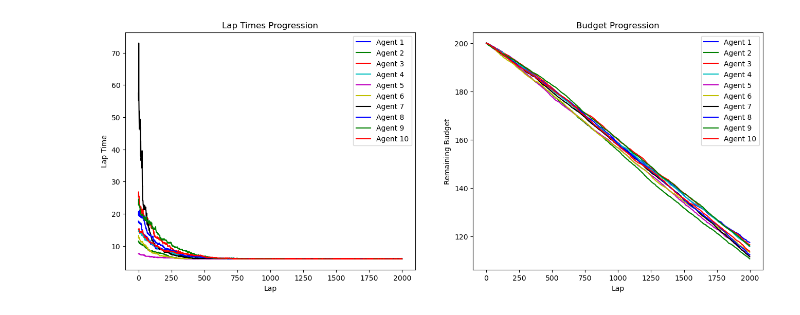
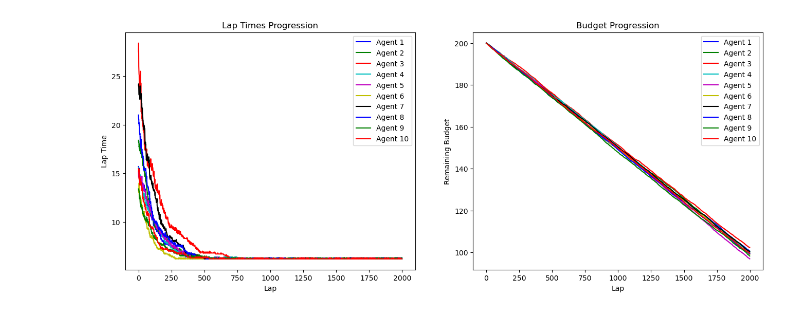
Before and after one commit to gullo97/FormulaAI, a Jupyter notebook: notebook.ipynb, the cells around one changed output. Drawn from its saved outputs; the diff is of its cells as text; code cells hidden in the pictures.

```diff
--- a/notebook.ipynb
+++ b/notebook.ipynb
@@ -17,6 +17,32 @@ def generate_fourier_vectorized(L, n, N=10, kappa=0.25):
     track += np.random.randn(n, 1)
     return track.T
 
+
+def generate_shape(x, a_coeff, b_coeff, f=1.0):
+    """
+    Generate a shape based on Fourier series.
+
+    Parameters:
+    - x: array-like, the coordinate along the shape
+    - a_coeff: array-like, the a_n coefficients for the Fourier series
+    - b_coeff: array-like, the b_n coefficients for the Fourier series
+    - f: float, the fundamental frequency
+
+    Returns:
+    - y: array-like, the y-coordinates of the shape
+    """
+    if len(a_coeff) != len(b_coeff):
+        raise ValueError("Length of a_coeff and b_coeff must be the same.")
+
+    N = len(a_coeff)
+    y = np.zeros_like(x)
+
+    for n in range(1, N+1):
+        y += a_coeff[n-1] * np.cos(2 * np.pi * n * f * x) + b_coeff[n-1] * np.sin(2 * np.pi * n * f * x)
+
+    return y
+
+
 def speed_vectorized(agent, track_features, alpha=1.0, beta=1.0):
     dot_product = np.einsum('ij,ij->i', agent, track_features)
     norm_agent = np.linalg.norm(agent, axis=1)
@@ -30,9 +56,37 @@ def rotate_features(agent, theta, u, v):
                     np.sin(theta) * (np.outer(u, v) - np.outer(v, u)))
     return np.dot(rotation_matrix, agent)
 
+
+# # # Deprecated
+# def optimize_agent(agent, lap_time, last_best_lap_time, last_best_agent_state,
+#                 budget, agent_idx, min_improvement=0.05, rotation_scale=0.1):
+#     if budget > 0:
+#         # Initialize if not provided
+#         if last_best_lap_time[agent_idx] is None:
+#             last_best_lap_time[agent_idx] = float('inf')
+
+#         if lap_time <= last_best_lap_time[agent_idx]:
+#             # Update best-known state and lap time
+#             last_best_agent_state[agent_idx] = np.copy(agent)
+#             last_best_lap_time[agent_idx] = lap_time
+
+#             # Generate random rotation angle and basis vectors
+#             theta = np.random.uniform(-rotation_scale, rotation_scale)
+#             u, v = np.random.randn(len(agent)), np.random.randn(len(agent))
+#             u /= np.linalg.norm(u)
+#             v /= np.linalg.norm(v)
+
+#             # Rotate features
+#             agent = rotate_features(agent, theta, u, v)
+#             budget -= np.abs(theta)
+#         else:
+#             # Roll back to the best-known state if no improvement
+#             agent = np.copy(last_best_agent_state[agent_idx])
+
+#     return agent, budget
+
 def optimize_agent(agent, lap_time, last_best_lap_time, last_best_agent_state,
                 budget, agent_idx, min_improvement=0.05, rotation_scale=0.1):
-
 
     if budget > 0:
         # Initialize if not provided
@@ -43,21 +97,22 @@ def optimize_agent(agent, lap_time, last_best_lap_time, last_best_agent_state,
             # Update best-known state and lap time
             last_best_agent_state[agent_idx] = np.copy(agent)
             last_best_lap_time[agent_idx] = lap_time
-
-            # Generate random rotation angle and basis vectors
-            theta = np.random.uniform(-rotation_scale, rotation_scale)
-            u, v = np.random.randn(len(agent)), np.random.randn(len(agent))
-            u /= np.linalg.norm(u)
-            v /= np.linalg.norm(v)
-
-            # Rotate features
-            agent = rotate_features(agent, theta, u, v)
-            budget -= np.abs(theta)
         else:
-            # Roll back to the best-known state if no improvement
+            # Set to the best-known state if the current lap time is worse
             agent = np.copy(last_best_agent_state[agent_idx])
 
+        # Generate random rotation angle and basis vectors
+        theta = np.random.uniform(-rotation_scale, rotation_scale)
+        u, v = np.random.randn(len(agent)), np.random.randn(len(agent))
+        u /= np.linalg.norm(u)
+        v /= np.linalg.norm(v)
+
+        # Rotate features
+        agent = rotate_features(agent, theta, u, v)
+        budget -= np.abs(theta)
+
     return agent, budget
+
 
 def main(num_agents=3, num_laps=10, initial_budget=1.0, live_plotting=True, pretrained_agents=None, track=None, dt = 0.5):
     L, n, alpha, beta = 10, 5, 1.0, 1.0
@@ -77,7 +132,7 @@ def main(num_agents=3, num_laps=10, initial_budget=1.0, live_plotting=True, pret
     lap_times_history = np.zeros((num_laps, num_agents))
     budget_history = np.zeros((num_laps, num_agents))
 
-    last_best_agent_state = np.zeros((num_agents, n))
+    last_best_agent_state = agents.copy()
     last_best_lap_time = np.full(num_agents, np.inf)
 
     if live_plotting:
@@ -94,6 +149,7 @@ def main(num_agents=3, num_laps=10, initial_budget=1.0, live_plotting=True, pret
         circles = [ax2.plot([], [], 'o', lw=3, color=colors[i % len(colors)])[0] for i in range(num_agents)]
         ax2.set_title('Agent Positions')
         ax2.plot(np.cos(np.linspace(0, 2*np.pi, 100)), np.sin(np.linspace(0, 2*np.pi, 100)), 'k--')
+        # as above but using generate_
 
     for lap in tqdm(range(num_laps)):
         positions = np.zeros(num_agents)
@@ -136,32 +192,32 @@ def main(num_agents=3, num_laps=10, initial_budget=1.0, live_plotting=True, pret
             ax3.legend()
             ax4.legend()
             ax3.set_title('Lap Times Progression')
             ax4.set_title('Budget Progression')
             ax3.set_xlabel('Lap')
             ax4.set_xlabel('Lap')
             ax3.set_ylabel('Lap Time')
             ax4.set_ylabel('Remaining Budget')
 
     if not live_plotting:
         # Plot the lap times history and budget history only at the end
         fig, axs = plt.subplots(1, 2, figsize=(16, 6))
         for i in range(num_agents):
             axs[0].plot(range(num_laps), lap_times_history[:, i], label=f'Agent {i+1}', color=colors[i % len(colors)])
             axs[1].plot(range(num_laps), budget_history[:, i], label=f'Agent {i+1}', color=colors[i % len(colors)])
         axs[0].legend()
         axs[1].legend()
         axs[0].set_title('Lap Times Progression')
         axs[1].set_title('Budget Progression')
         axs[0].set_xlabel('Lap')
         axs[1].set_xlabel('Lap')
         axs[0].set_ylabel('Lap Time')
         axs[1].set_ylabel('Remaining Budget')
         plt.show()
 
     return lap_times_history, budget_history, agents, track
 
 
 lap_times_history, budget_history, trained_agents, track = main(num_agents=10, num_laps=2000, initial_budget=200.0, live_plotting=False, dt=0.1)
 # %% [output]
-[figure, old version]
+[figure, new version]
 # %%
```
Also changed, not shown: parts of 2 cells of this notebook.
